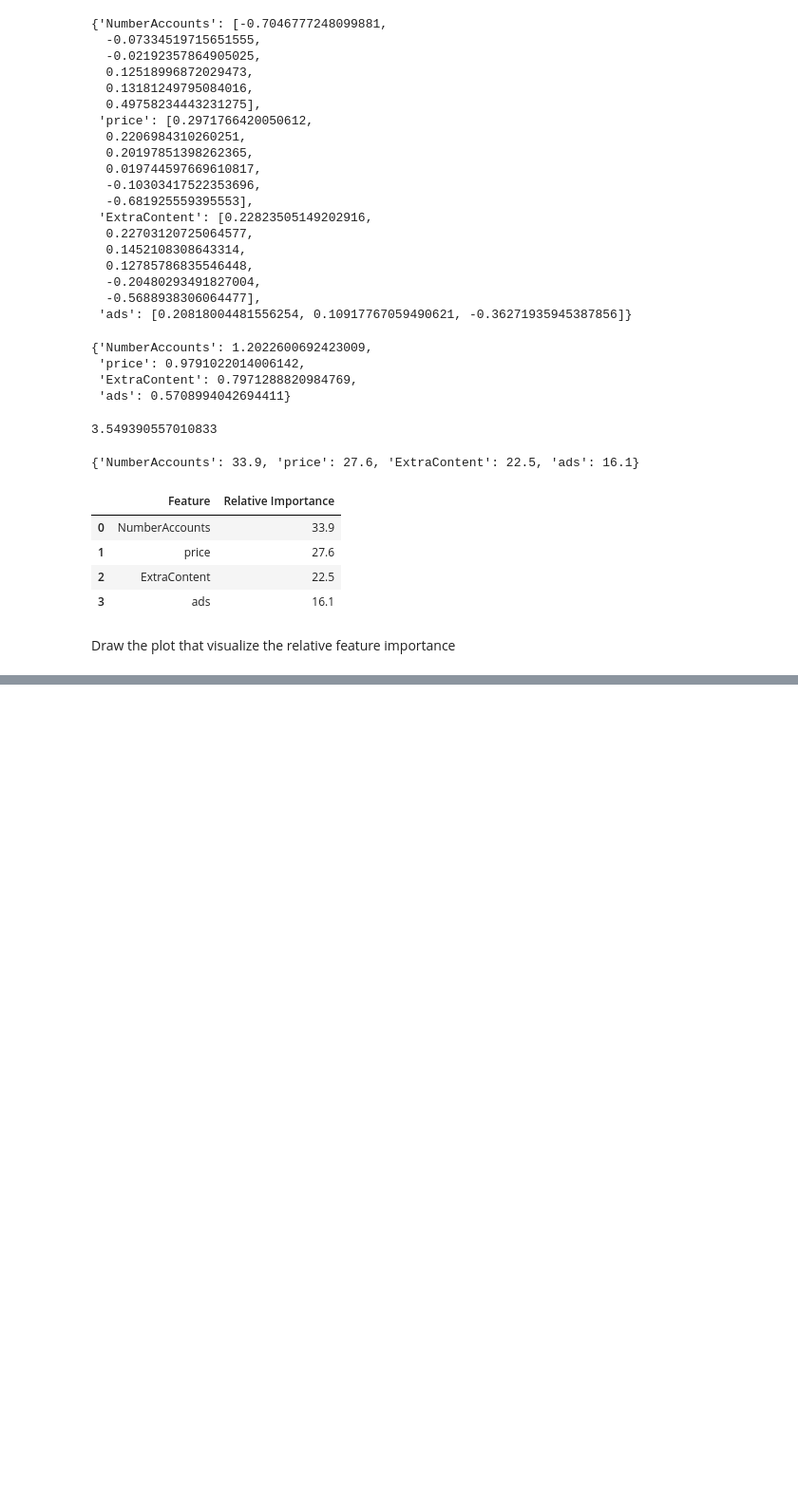
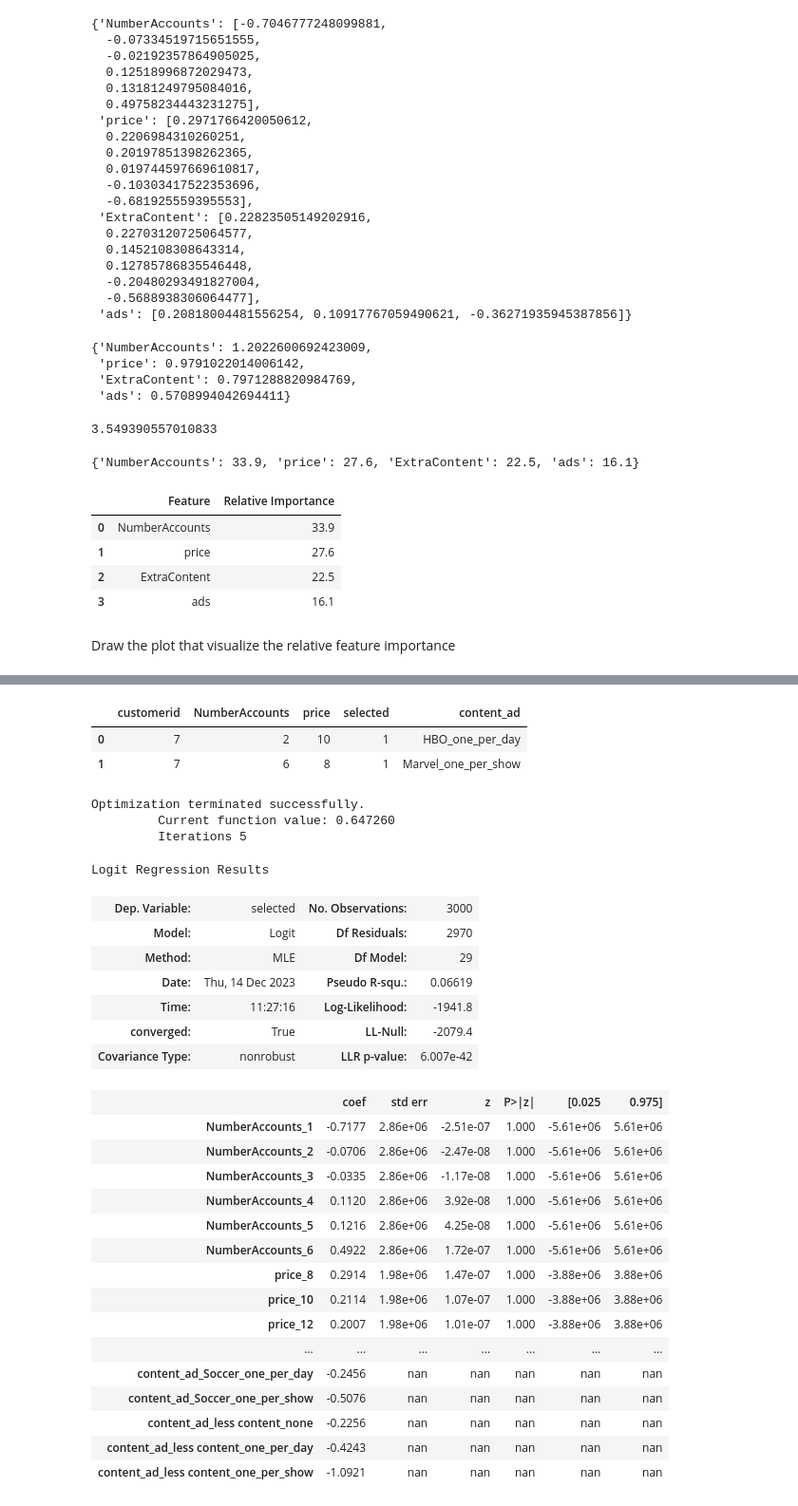
Before and after one commit to JiayiD77/Conjoint-Analysis, a Jupyter notebook: conjoint_analysis.ipynb, the cells around one changed output, grey strips where cells are left out. Shown at 95% size. Cells and saved outputs as stored; diff of their text form; code cells hidden in the pictures; blank space fills up the shorter version.

```diff
--- a/conjoint_analysis.ipynb
+++ b/conjoint_analysis.ipynb
@@ -243,0 +257,11 @@ plt.show()
+# %%
+df_interaction = data.drop(columns=['ExtraContent', 'ads'])
+# %%
+df_interaction.head(2)
+# %% [output]
+|  | customerid | NumberAccounts | price | selected | content_ad |
+| 0 | 7 | 2 | 10 | 1 | HBO_one_per_day |
+| 1 | 7 | 6 | 8 | 1 | Marvel_one_per_show |
+# %%
+y_inter = df_interaction.selected
+x_inter = df_interaction.drop(columns=['selected', 'customerid'])
@@ -243,0 +271,35 @@ plt.show()
+# %%
+# Train a model
+model_inter = sm.Logit(y_inter, x_inter_dummy)
+model_inter_results = model_inter.fit()
+# %% [output]
+Optimization terminated successfully.
+         Current function value: 0.647260
+         Iterations 5
+# %%
+model_inter_results.summary()
+# %% [output]
+Logit Regression Results
+| Dep. Variable: | selected | No. Observations: | 3000 |
+| Model: | Logit | Df Residuals: | 2970 |
+| Method: | MLE | Df Model: | 29 |
+| Date: | Thu, 14 Dec 2023 | Pseudo R-squ.: | 0.06619 |
+| Time: | 11:27:16 | Log-Likelihood: | -1941.8 |
+| converged: | True | LL-Null: | -2079.4 |
+| Covariance Type: | nonrobust | LLR p-value: | 6.007e-42 |
+|  | coef | std err | z | P>|z| | [0.025 | 0.975] |
+| NumberAccounts_1 | -0.7177 | 2.86e+06 | -2.51e-07 | 1.000 | -5.61e+06 | 5.61e+06 |
+| NumberAccounts_2 | -0.0706 | 2.86e+06 | -2.47e-08 | 1.000 | -5.61e+06 | 5.61e+06 |
+| NumberAccounts_3 | -0.0335 | 2.86e+06 | -1.17e-08 | 1.000 | -5.61e+06 | 5.61e+06 |
+| NumberAccounts_4 | 0.1120 | 2.86e+06 | 3.92e-08 | 1.000 | -5.61e+06 | 5.61e+06 |
+| NumberAccounts_5 | 0.1216 | 2.86e+06 | 4.25e-08 | 1.000 | -5.61e+06 | 5.61e+06 |
+| NumberAccounts_6 | 0.4922 | 2.86e+06 | 1.72e-07 | 1.000 | -5.61e+06 | 5.61e+06 |
+| price_8 | 0.2914 | 1.98e+06 | 1.47e-07 | 1.000 | -3.88e+06 | 3.88e+06 |
+| price_10 | 0.2114 | 1.98e+06 | 1.07e-07 | 1.000 | -3.88e+06 | 3.88e+06 |
+| price_12 | 0.2007 | 1.98e+06 | 1.01e-07 | 1.000 | -3.88e+06 | 3.88e+06 |
+| ... | ... | ... | ... | ... | ... | ... |
+| content_ad_Soccer_one_per_day | -0.2456 | nan | nan | nan | nan | nan |
+| content_ad_Soccer_one_per_show | -0.5076 | nan | nan | nan | nan | nan |
+| content_ad_less content_none | -0.2256 | nan | nan | nan | nan | nan |
+| content_ad_less content_one_per_day | -0.4243 | nan | nan | nan | nan | nan |
+| content_ad_less content_one_per_show | -1.0921 | nan | nan | nan | nan | nan |
```
Also changed, not shown: parts of 10 cells of this notebook.
